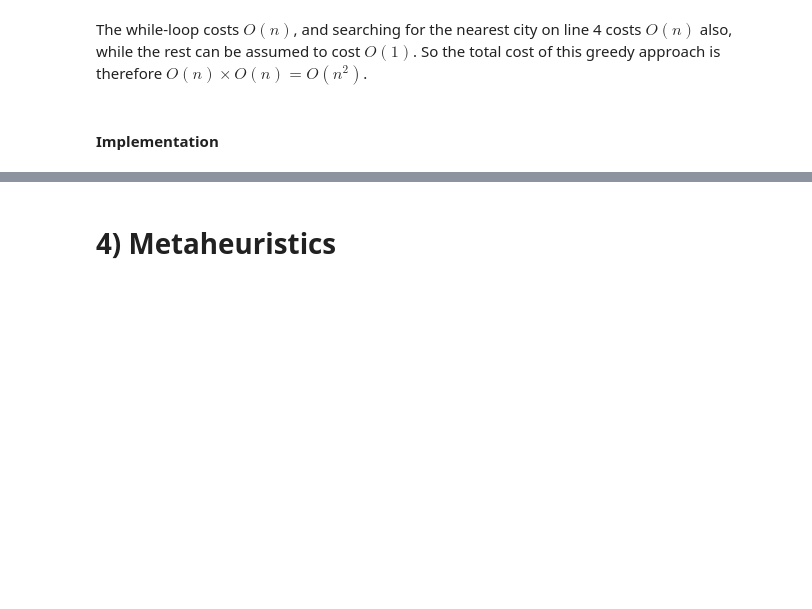
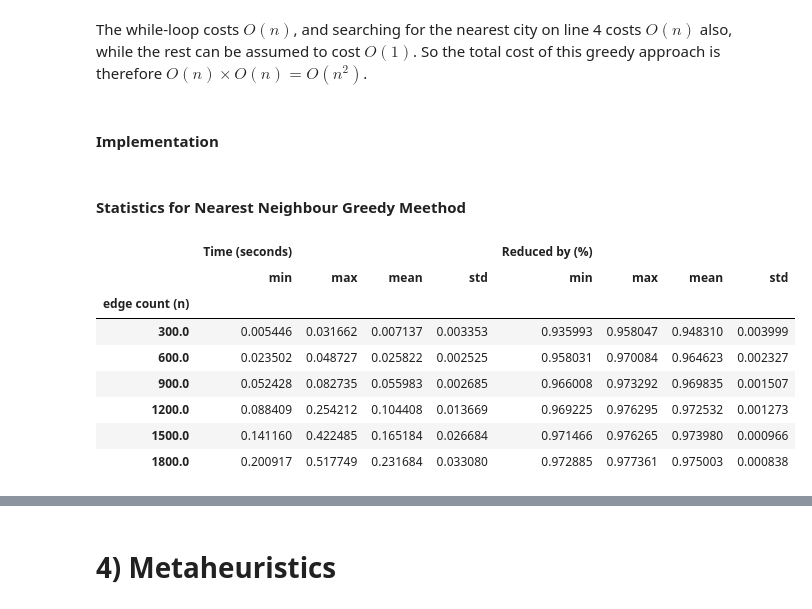
Before and after one commit to rm-green/GeneticAlgorithm, a Jupyter notebook: group9-portfolio.ipynb, the cells around one changed output, grey strips where cells are left out. Drawn from its saved outputs; the diff is of its cells as text; code cells hidden in the pictures; blank space fills up the shorter version.

Commit message:
add tests for greedy

```diff
--- a/group9-portfolio.ipynb
+++ b/group9-portfolio.ipynb
@@ -216,3 +216,60 @@ def greedy_nearest_neighbour(G):
         unvisited.remove(city)
         city = nearest_city
     return (visited, cost(G, visited+[0]))
+# %% [markdown]
+#### Statistics for Nearest Neighbour Greedy Meethod
+# %%
+def greedy_stats(num_vertices, num_tests, graph_type='asymmetric'):
+    '''Perform greedy search on graphs with a given number over vertices, a given number of times,
+    and return (a) list of time elapsed and (b) list of cost reductions in %'''
+
+    # Initialise lists for calculating mean
+    time_list = []
+    cost_list = []
+
+    # Loop that:
+    # 1. Generates a graph of input type with input number of vertices
+    # 2. Records cost of start cycle, and the current time before SA is performed
+    # 3. Performs Greedy Nearest Neighbour search
+    # 4. Records current time after search performed
+    # 5. Calculates elapsed time and difference in cost, and append these values to list
+    for loop in range(num_tests):
+        G = Graph(num_vertices, graph_type) # Generate graph of type
+        old_cycle = G.vertices.copy() # Copy initial cycle
+        start_cost = cost(G, old_cycle) # Record cost at start
+        before_greedy = perf_counter() # Record time immediately before greedy
+        greedy_cycle, greedy_cost = greedy_nearest_neighbour(G) # Execute greedy function
+        after_greedy = perf_counter() # Record time immediately after greedy
+        elapsed = after_greedy - before_greedy # Calculate time greedy function has taken in seconds
+        time_list.append(elapsed) # Append elapsed time to list
+        cost_difference = (start_cost - greedy_cost) / start_cost # Calculate difference in cost
+        cost_list.append(cost_difference) # Append cost difference to list
+
+    return time_list, cost_list
+# %%
+# BE CAREFUL. THIS TAKES A VERY LONG TIME TO PROCESS WITH OUR TEST CASES
+
+def createGreedyTestData(graph_list, max_reps, graph_type='asymmetric'):
+    '''Given an array of edge lengths (integer) and the number of test repititions, returns a table
+        containing computation time and difference in cost (before and after) for each edge length'''
+    i = 0
+    data_table = pd.DataFrame(columns=['edge count (n)', 'Time (seconds)', 'Reduced by (%)'])
+    for graph_number in graph_list:
+        graph_time_list, graph_cost_list = greedy_stats(graph_number, max_reps, graph_type) #generates stats for test
+        for j in range(0, max_reps): #adds data to table
+            data_table.loc[i] = [graph_number, graph_time_list[j], graph_cost_list[j]]
+            i += 1
+    #calculates min, max, mean value and standard deviation for each set of data
+    return data_table.groupby('edge count (n)').agg(['min','max','mean','std'])
+# %%
+createGreedyTestData([300,600,900,1200,1500,1800],200) # Produce stats table for asymmetric graphs
+# %% [output]
+|  | Time (seconds) |  |  |  | Reduced by (%) |  |  |  |
+|  | min | max | mean | std | min | max | mean | std |
+| edge count (n) |  |  |  |  |  |  |  |  |
+| 300.0 | 0.005446 | 0.031662 | 0.007137 | 0.003353 | 0.935993 | 0.958047 | 0.948310 | 0.003999 |
+| 600.0 | 0.023502 | 0.048727 | 0.025822 | 0.002525 | 0.958031 | 0.970084 | 0.964623 | 0.002327 |
+| 900.0 | 0.052428 | 0.082735 | 0.055983 | 0.002685 | 0.966008 | 0.973292 | 0.969835 | 0.001507 |
+| 1200.0 | 0.088409 | 0.254212 | 0.104408 | 0.013669 | 0.969225 | 0.976295 | 0.972532 | 0.001273 |
+| 1500.0 | 0.141160 | 0.422485 | 0.165184 | 0.026684 | 0.971466 | 0.976265 | 0.973980 | 0.000966 |
+| 1800.0 | 0.200917 | 0.517749 | 0.231684 | 0.033080 | 0.972885 | 0.977361 | 0.975003 | 0.000838 |
```
Also changed, not shown: parts of 8 cells of this notebook.
